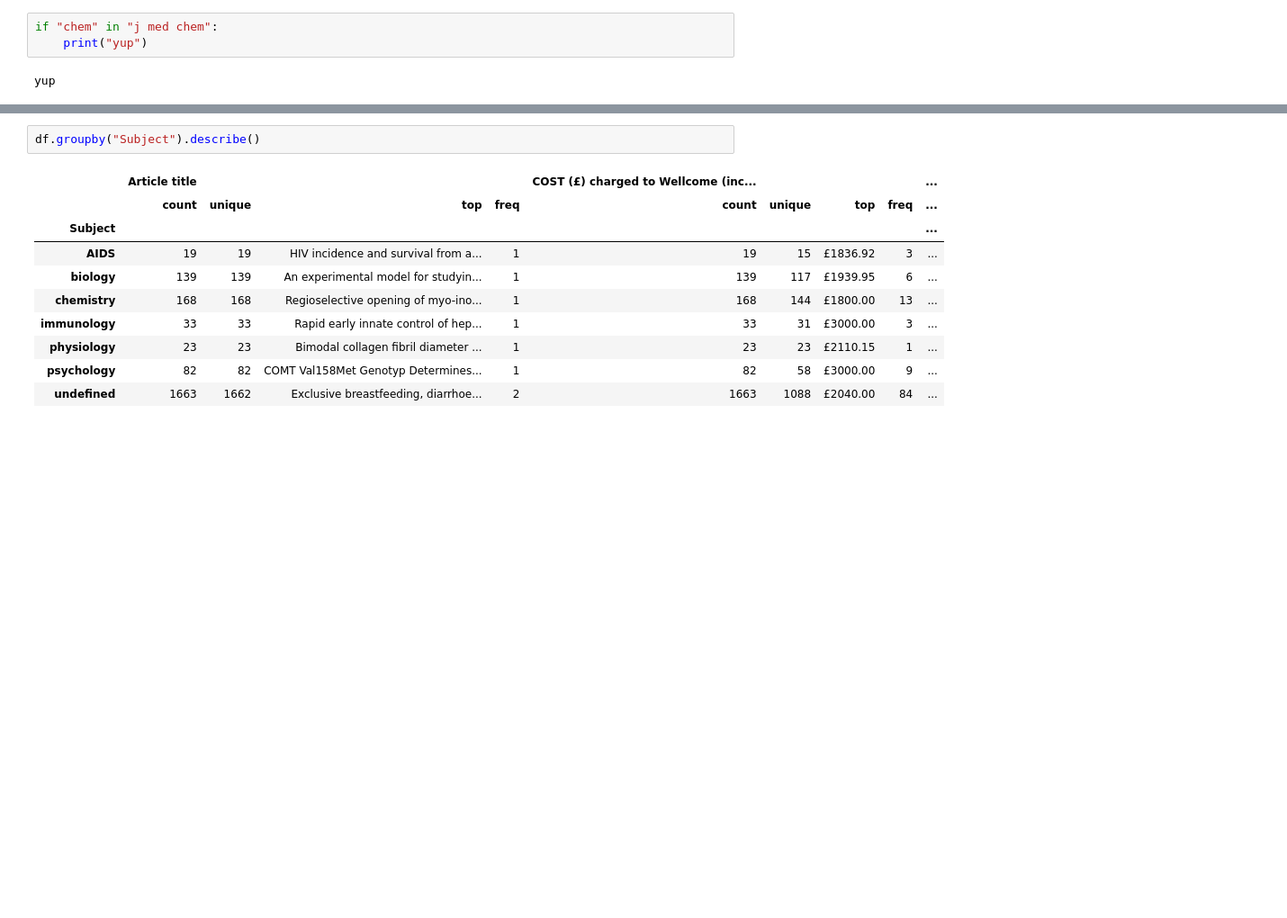
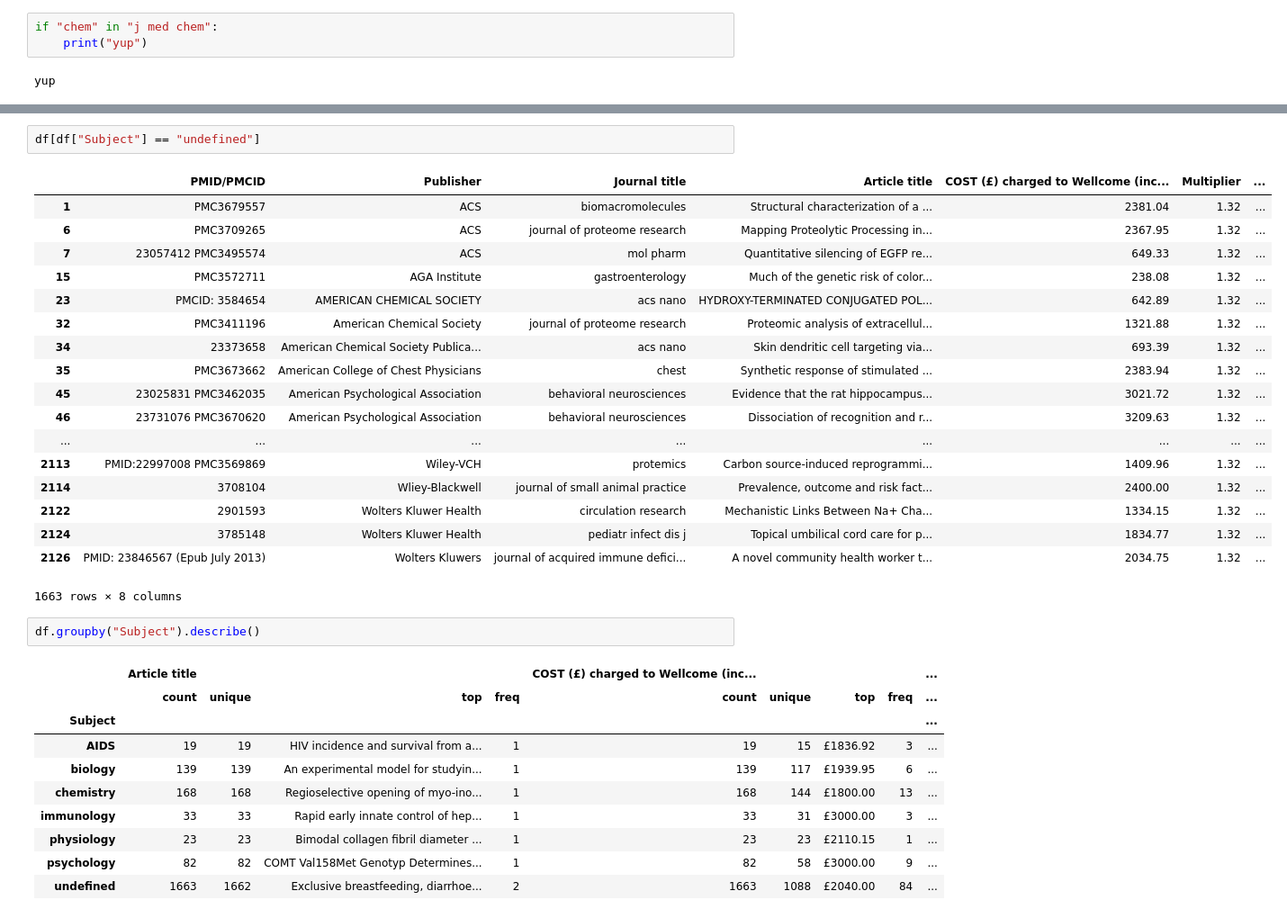
Before and after one commit to jtillis0317/Drills-and-Projects, a Jupyter notebook: CHALLENGE - Data Cleaning and Validation (Unit 1, Lesson 3, Project 6).ipynb, the cells around one changed output, grey strips where cells are left out. Shown: that part at 90% size. Cells and saved outputs as stored; diff of their text form; blank space fills up the shorter version.

```diff
--- a/CHALLENGE - Data Cleaning and Validation (Unit 1, Lesson 3, Project 6).ipynb
+++ b/CHALLENGE - Data Cleaning and Validation (Unit 1, Lesson 3, Project 6).ipynb
@@ -255,3 +308,24 @@ Name: Subject, dtype: int64
+# %%
+df[df["Subject"] == "undefined"]
+# %% [output]
+|  | PMID/PMCID | Publisher | Journal title | Article title | COST (£) charged to Wellcome (inc... | Multiplier | ... |
+| 1 | PMC3679557 | ACS | biomacromolecules | Structural characterization of a ... | 2381.04 | 1.32 | ... |
+| 6 | PMC3709265 | ACS | journal of proteome research | Mapping Proteolytic Processing in... | 2367.95 | 1.32 | ... |
+| 7 | 23057412 PMC3495574 | ACS | mol pharm | Quantitative silencing of EGFP re... | 649.33 | 1.32 | ... |
+| 15 | PMC3572711 | AGA Institute | gastroenterology | Much of the genetic risk of color... | 238.08 | 1.32 | ... |
+| 23 | PMCID: 3584654 | AMERICAN CHEMICAL SOCIETY | acs nano | HYDROXY-TERMINATED CONJUGATED POL... | 642.89 | 1.32 | ... |
+| 32 | PMC3411196 | American Chemical Society | journal of proteome research | Proteomic analysis of extracellul... | 1321.88 | 1.32 | ... |
+| 34 | 23373658 | American Chemical Society Publica... | acs nano | Skin dendritic cell targeting via... | 693.39 | 1.32 | ... |
+| 35 | PMC3673662 | American College of Chest Physicians | chest | Synthetic response of stimulated ... | 2383.94 | 1.32 | ... |
+| 45 | 23025831 PMC3462035 | American Psychological Association | behavioral neurosciences | Evidence that the rat hippocampus... | 3021.72 | 1.32 | ... |
+| 46 | 23731076 PMC3670620 | American Psychological Association | behavioral neurosciences | Dissociation of recognition and r... | 3209.63 | 1.32 | ... |
+| ... | ... | ... | ... | ... | ... | ... | ... |
+| 2113 | PMID:22997008 PMC3569869 | Wiley-VCH | protemics | Carbon source-induced reprogrammi... | 1409.96 | 1.32 | ... |
+| 2114 | 3708104 | Wliey-Blackwell | journal of small animal practice | Prevalence, outcome and risk fact... | 2400.00 | 1.32 | ... |
+| 2122 | 2901593 | Wolters Kluwer Health | circulation research | Mechanistic Links Between Na+ Cha... | 1334.15 | 1.32 | ... |
+| 2124 | 3785148 | Wolters Kluwer Health | pediatr infect dis j | Topical umbilical cord care for p... | 1834.77 | 1.32 | ... |
+| 2126 | PMID: 23846567 (Epub July 2013) | Wolters Kluwers | journal of acquired immune defici... | A novel community health worker t... | 2034.75 | 1.32 | ... |
+1663 rows × 8 columns
 # %%
 df.groupby("Subject").describe()
 # %% [output]
```
Also changed, not shown: parts of 20 cells of this notebook.
